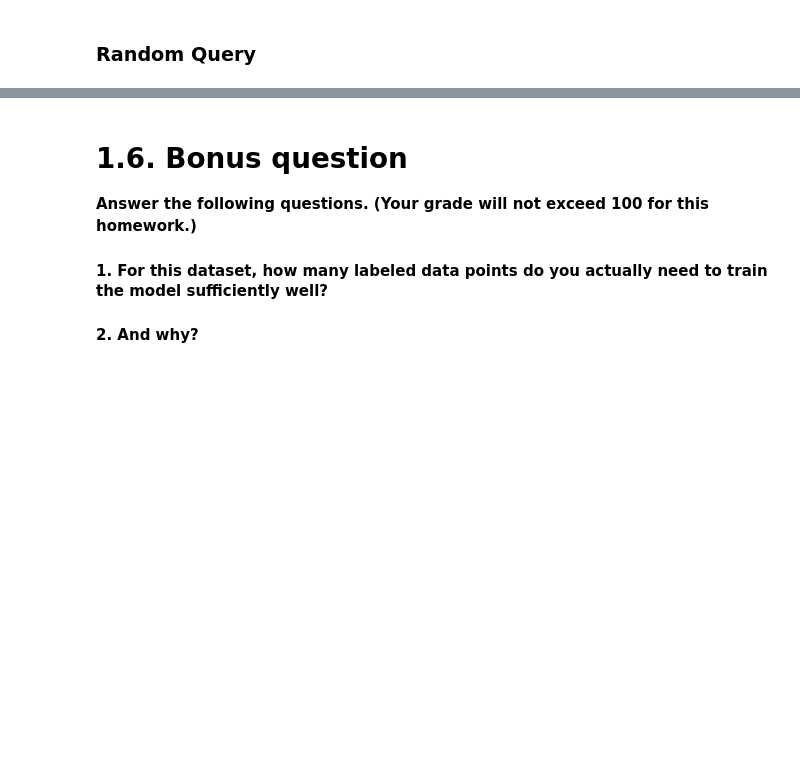
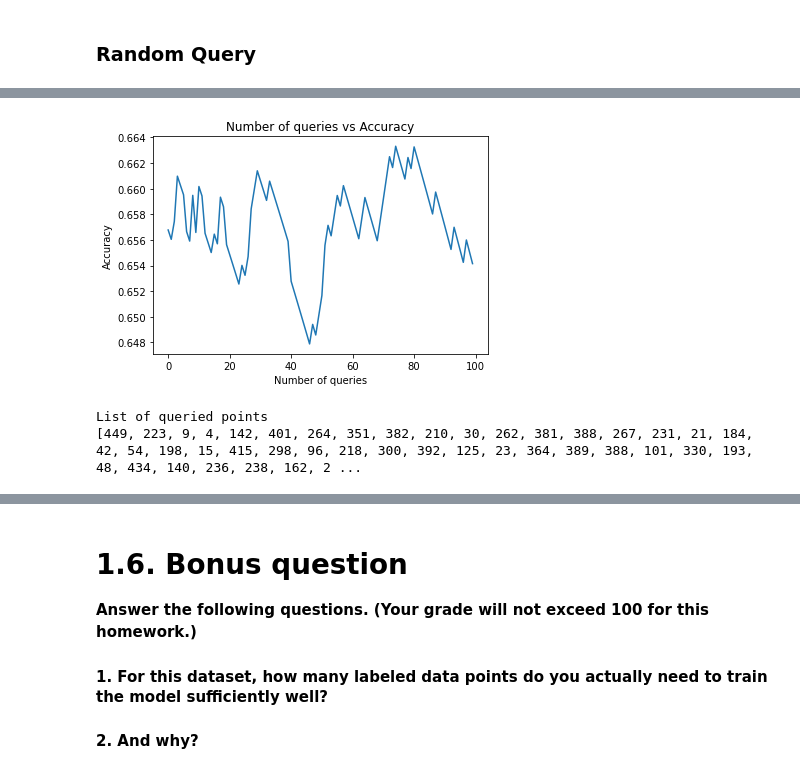
Before and after one commit to ryanquinnnelson/CMU-02750-Study-of-Type-2-Active-Learning-Algorithms, a Jupyter notebook: Q1_ZLG_ryann.ipynb, the cells around one changed output, grey strips where cells are left out. Saved outputs shown, nothing was run; the diff lists cells and outputs as text; code cells hidden in the pictures; blank space fills up the shorter version.

```diff
--- a/Q1_ZLG_ryann.ipynb
+++ b/Q1_ZLG_ryann.ipynb
@@ -293,0 +357,10 @@ Wall time: 9.22 s
+# %%
+plot_accuracy(scores_rand)
+# %% [output]
+[figure, added]
+# %%
+print('List of queried points')
+print(queried_rand)
+# %% [output]
+List of queried points
+[449, 223, 9, 4, 142, 401, 264, 351, 382, 210, 30, 262, 381, 388, 267, 231, 21, 184, 42, 54, 198, 15, 415, 298, 96, 218, 300, 392, 125, 23, 364, 389, 388, 101, 330, 193, 48, 434, 140, 236, 238, 162, 2 ...
```
Also changed, not shown: parts of 15 cells of this notebook.
